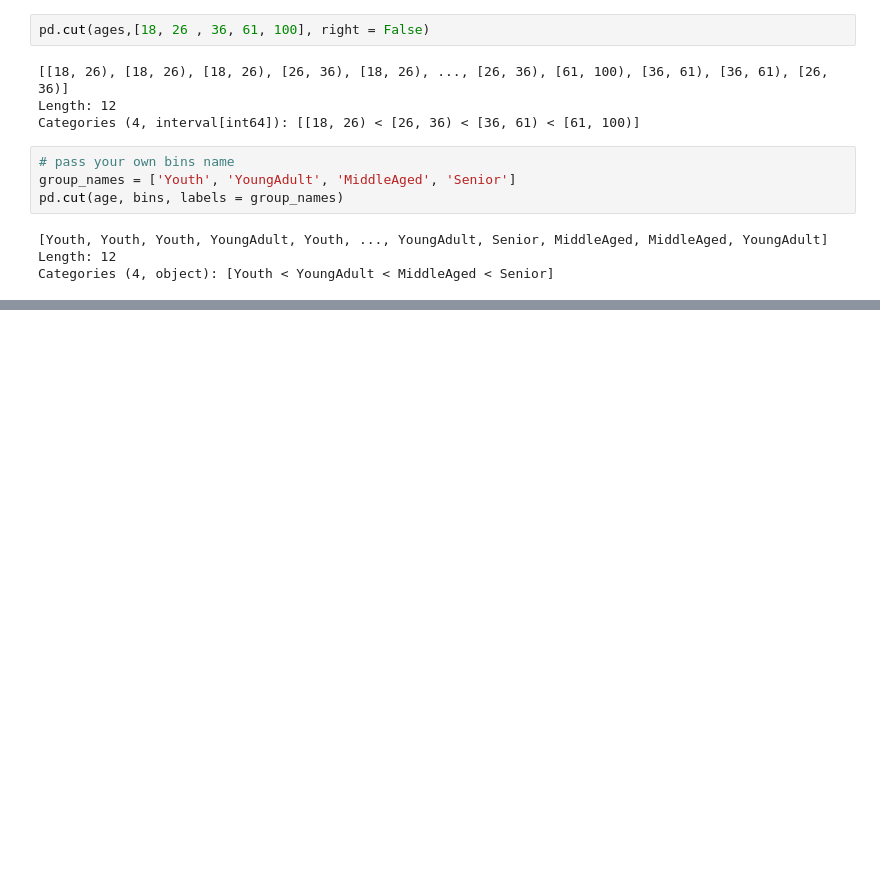
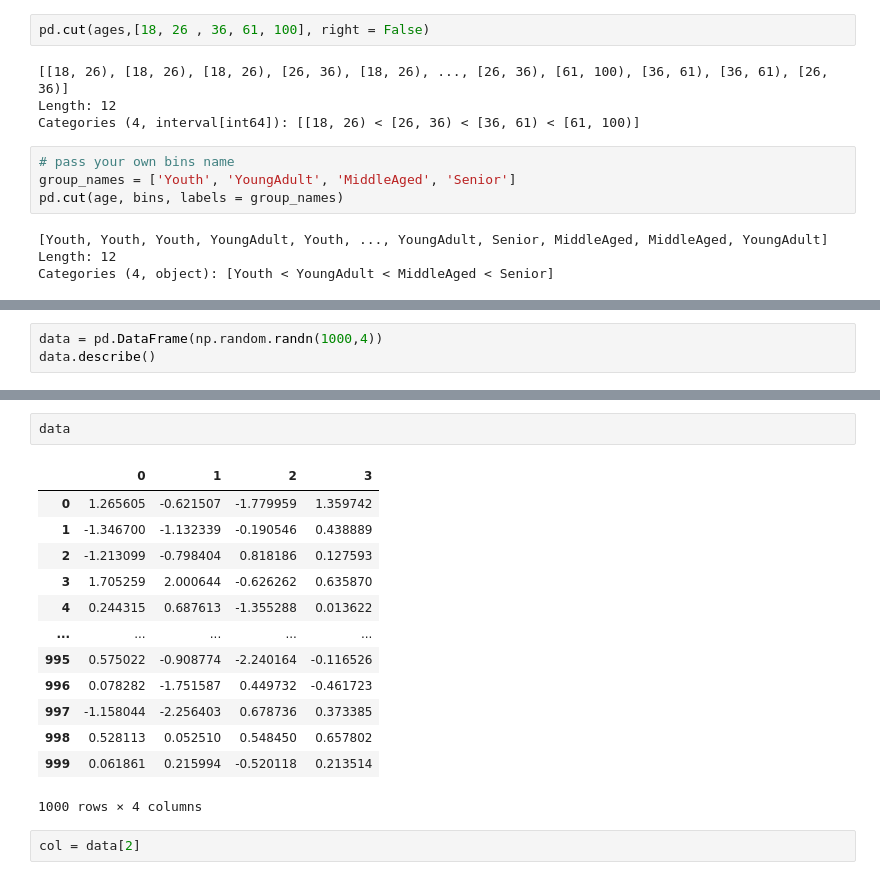
Before and after one commit to JiatianWang/Data-Cleaning-and-Preparation-Reference, a Jupyter notebook: Data Cleaning and Preparation Reference.ipynb, the cells around one changed output, grey strips where cells are left out. Saved outputs shown, nothing was run; the diff lists cells and outputs as text; blank space fills up the shorter version.

```diff
--- a/Data Cleaning and Preparation Reference.ipynb
+++ b/Data Cleaning and Preparation Reference.ipynb
@@ -545,0 +583,3 @@ Categories (4, object): [Youth < YoungAdult < MiddleAged < Senior]
+# %%
+data = pd.DataFrame(np.random.randn(1000,4))
+data.describe()
@@ -545,0 +596,18 @@ Categories (4, object): [Youth < YoungAdult < MiddleAged < Senior]
+# %%
+data
+# %% [output]
+|  | 0 | 1 | 2 | 3 |
+| 0 | 1.265605 | -0.621507 | -1.779959 | 1.359742 |
+| 1 | -1.346700 | -1.132339 | -0.190546 | 0.438889 |
+| 2 | -1.213099 | -0.798404 | 0.818186 | 0.127593 |
+| 3 | 1.705259 | 2.000644 | -0.626262 | 0.635870 |
+| 4 | 0.244315 | 0.687613 | -1.355288 | 0.013622 |
+| ... | ... | ... | ... | ... |
+| 995 | 0.575022 | -0.908774 | -2.240164 | -0.116526 |
+| 996 | 0.078282 | -1.751587 | 0.449732 | -0.461723 |
+| 997 | -1.158044 | -2.256403 | 0.678736 | 0.373385 |
+| 998 | 0.528113 | 0.052510 | 0.548450 | 0.657802 |
+| 999 | 0.061861 | 0.215994 | -0.520118 | 0.213514 |
+1000 rows × 4 columns
+# %%
+col = data[2]
```
Also changed, not shown: parts of 46 cells of this notebook.
